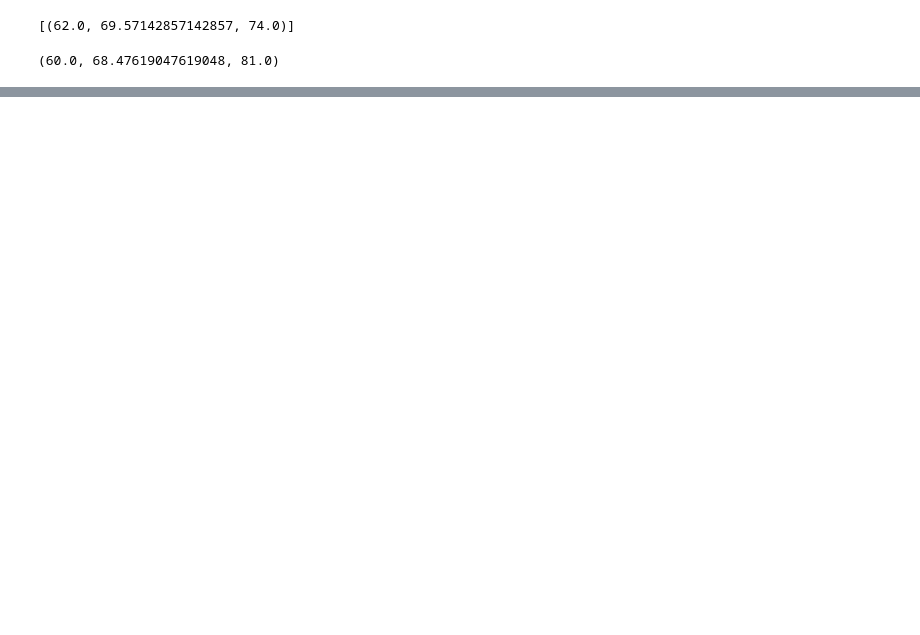
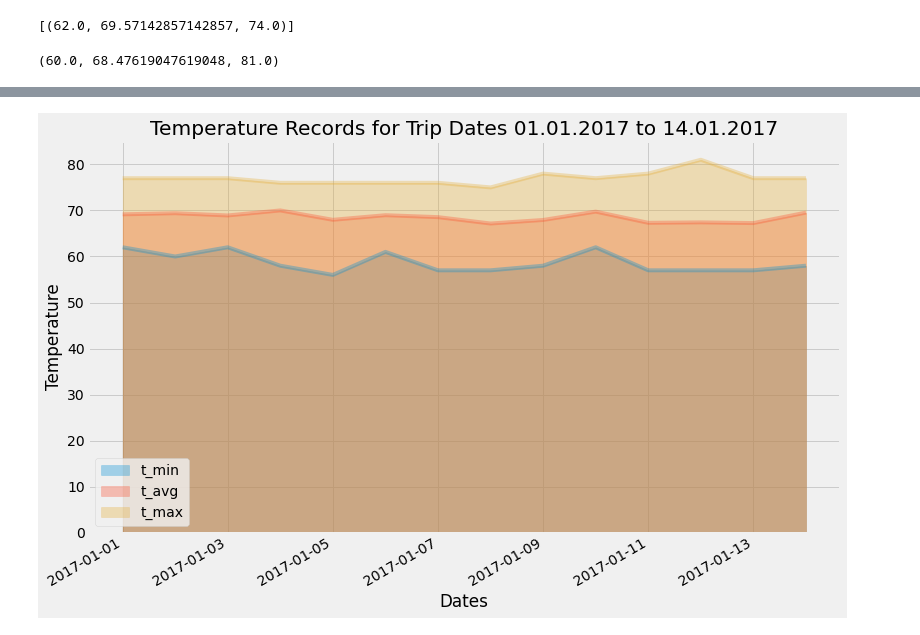
Before and after one commit to AlineHornoff/sqlalchemy_challenge, a Jupyter notebook: climate_starter.ipynb, the cells around one changed output, grey strips where cells are left out. Saved outputs shown, nothing was run; the diff lists cells and outputs as text; code cells hidden in the pictures; blank space fills up the shorter version.

```diff
--- a/climate_starter.ipynb
+++ b/climate_starter.ipynb
@@ -380,6 +354,7 @@ print(calc_temps('2012-02-28', '2012-03-05'))
 # %%
 # Create a query that will calculate the daily normals
 # (i.e. the averages for tmin, tmax, and tavg for all historic data matching a specific month and day)
+
 
 def daily_normals(date):
     """Daily Normals.
@@ -392,7 +367,16 @@ def daily_normals(date):
 
     """
 
-    sel = [func.min(Measurement.tobs), func.avg(Measurement.tobs), func.max(Measurement.tobs)]
-    return session.query(*sel).filter(func.strftime("%m-%d", Measurement.date) == date).all()
+    sel = [
+        func.min(Measurement.tobs),
+        func.avg(Measurement.tobs),
+        func.max(Measurement.tobs),
+    ]
+    return (
+        session.query(*sel)
+        .filter(func.strftime("%m-%d", Measurement.date) == date)
+        .all()
+    )
+
 
 daily_normals("01-01")
@@ -399,11 +385,17 @@ daily_normals("01-01")
 # %%
-# calculate the daily normals for your trip
-# push each tuple of calculations into a list called `normals`
+# Calculate the daily normals for your trip
+# Push each tuple of calculations into a list called `normals`
 
 # Set the start and end date of the trip
+start_date = dt.date(2017, 1, 1)
+end_date = dt.date(2017, 1, 14)
 
 # Use the start and end date to create a range of dates
+date_range = pd.date_range(start_date, end_date)
 
 # Stip off the year and save a list of %m-%d strings
+date_list = [d.strftime("%m-%d") for d in date_range]
 
 # Loop through the list of %m-%d strings and calculate the normals for each date
+daily_normal = [daily_normals(d)[0] for d in date_list]
+print(daily_normal)
@@ -410,2 +404,7 @@ daily_normals("01-01")
 # %%
 # Load the previous query results into a Pandas DataFrame and add the `trip_dates` range as the `date` index
+normal_df = pd.DataFrame(
+    daily_normal, columns=["t_min", "t_avg", "t_max"], index=date_range
+)
+normal_df.index.name = "Date"
+normal_df
@@ -413,0 +428,14 @@ daily_normals("01-01")
+# %%
+# Plot the daily normals as an area plot with `stacked=False`
+normal_df.plot(kind="area", stacked=False, x_compat=True, alpha=0.333, figsize=(12, 8))
+plt.title(f"Temperature Records for Trip Dates 01.01.2017 to 14.01.2017")
+plt.xlabel("Dates")
+plt.ylabel("Temperature")
+
+# Save plot as png
+plt.savefig("Images/HolidayPlot.png")
+
+# Display plot
+plt.show()
+# %% [output]
+[figure, added]
```
Also changed, not shown: parts of 17 cells of this notebook, 3 other files.
